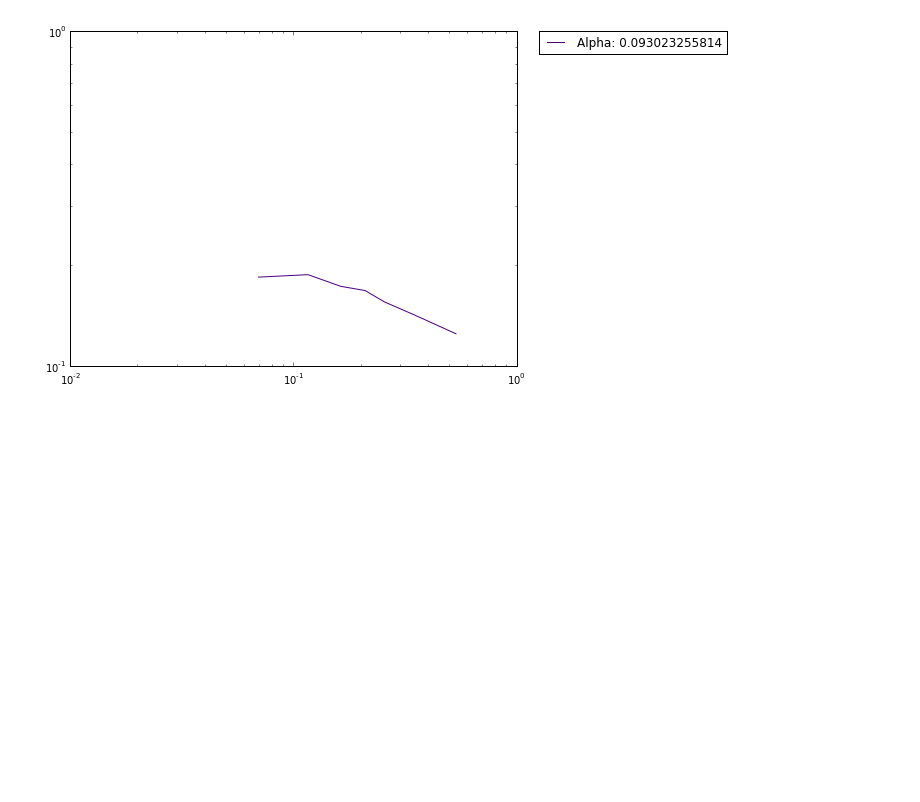
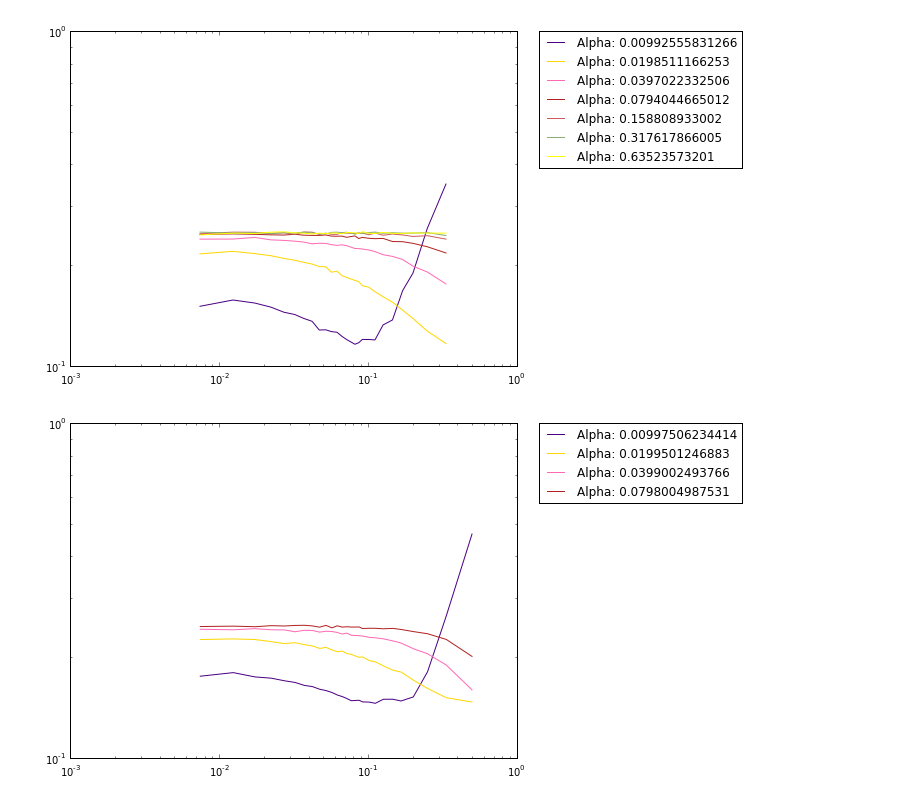
Before and after one commit to sandromehic/mingam, a Jupyter notebook: analysis/communityAnalysis.ipynb, the cells around one changed output. Saved outputs shown, nothing was run; the diff lists cells and outputs as text; code cells hidden in the pictures; blank space fills up the shorter version.

Commit message:
added barabosi graph

```diff
--- a/analysis/communityAnalysis.ipynb
+++ b/analysis/communityAnalysis.ipynb
@@ -8,6 +8,9 @@ import matplotlib.colors as colors
 from os import listdir
 import itertools
 %matplotlib inline
+
+import pylab
+pylab.rcParams['figure.figsize'] = (10.0, 8.0)
 # %%
 # functions needed to study various behaviours
 
@@ -134,13 +137,13 @@ attdata = {}
 histori = {}
 
 # global configuration
-# dirnameCentered = '../data/2015-04-24-n401-centered-rounds10000/'
-dirname = '../data/2015-05-01 12:45:38.317180_/'
-fileConditions = []
+dirnameCentered = '../data/2015-04-24-n401-centered-rounds10000/'
+dirname = '../data/2015-05-06-n403-Barabasi-rounds10000/'
+fileConditions = ['.game']
 
 # run the initial functions to read the data
 gamedata = readData(dirname, fileConditions)
-# gamedataCentered = readData(dirnameCentered, fileConditions)
+gamedataCentered = readData(dirnameCentered, fileConditions)
 # %%
 def getNormVarToNeighs(gamedata, m, n):
     # input is gamedata with all the runs
@@ -151,33 +154,34 @@ def getNormVarToNeighs(gamedata, m, n):
     for neigh in pd.Series(data.neighs.values).unique():
         outData.loc[len(outData)] = [neigh, m, n, float(np.power(2,m))/n, float(neigh)/n,
                                      data[data.neighs == neigh].mean()['normVar'], data[data.neighs == neigh].mean()['variance']]
 
     return outData.sort(columns='beta')
 
 def plotNormVarToNeighs(gamedata, mConditions=[], nConditions=[], plotFullGame=True):
     # check some conditions, if non are true, use all
     if not nConditions:
         nConditions = np.unique(gamedata.N.values)
 
     if not mConditions:
         mConditions = np.unique(gamedata.M.values)
 
     fig = plt.figure(figsize=(8,6))
     ax = fig.add_subplot(1, 1, 1)
     cols = itertools.cycle(colors.cnames)
     for (i, mn) in enumerate(itertools.product(mConditions, nConditions)):
         (m,n) = mn
         data = getNormVarToNeighs(gamedata, m, n)
         if not plotFullGame:
             data = data[data.beta != 1]
 
         plt.loglog(data.beta, data.meanNormVar, c=next(cols), label = "Alpha: {}".format(data.alpha.iloc[0]))
         plt.legend(bbox_to_anchor=(1.05, 1), loc=2, borderaxespad=0.)
 
     # return last graph data for debugging
     return data
 
-asdData = plotNormVarToNeighs(gamedata, plotFullGame=False)
-# asdDataCentered = plotNormVarToNeighs(gamedataCentered, plotFullGame=False)
+asdData = plotNormVarToNeighs(gamedata, plotFullGame=True)
+asdDataCentered = plotNormVarToNeighs(gamedataCentered, plotFullGame=False)
 # %% [output]
-[figure, old version]
+[figure, new version]
+[figure, added]
```
Also changed, not shown: 4 other files.
